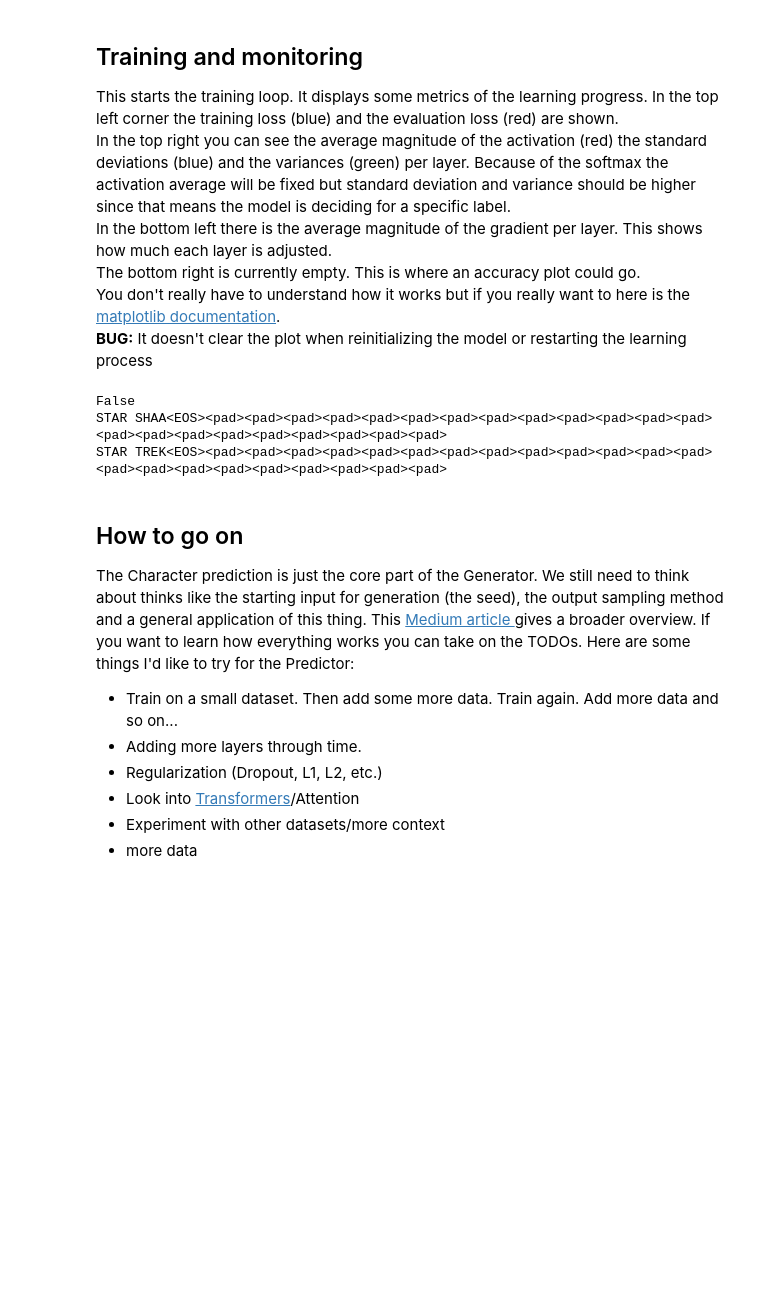
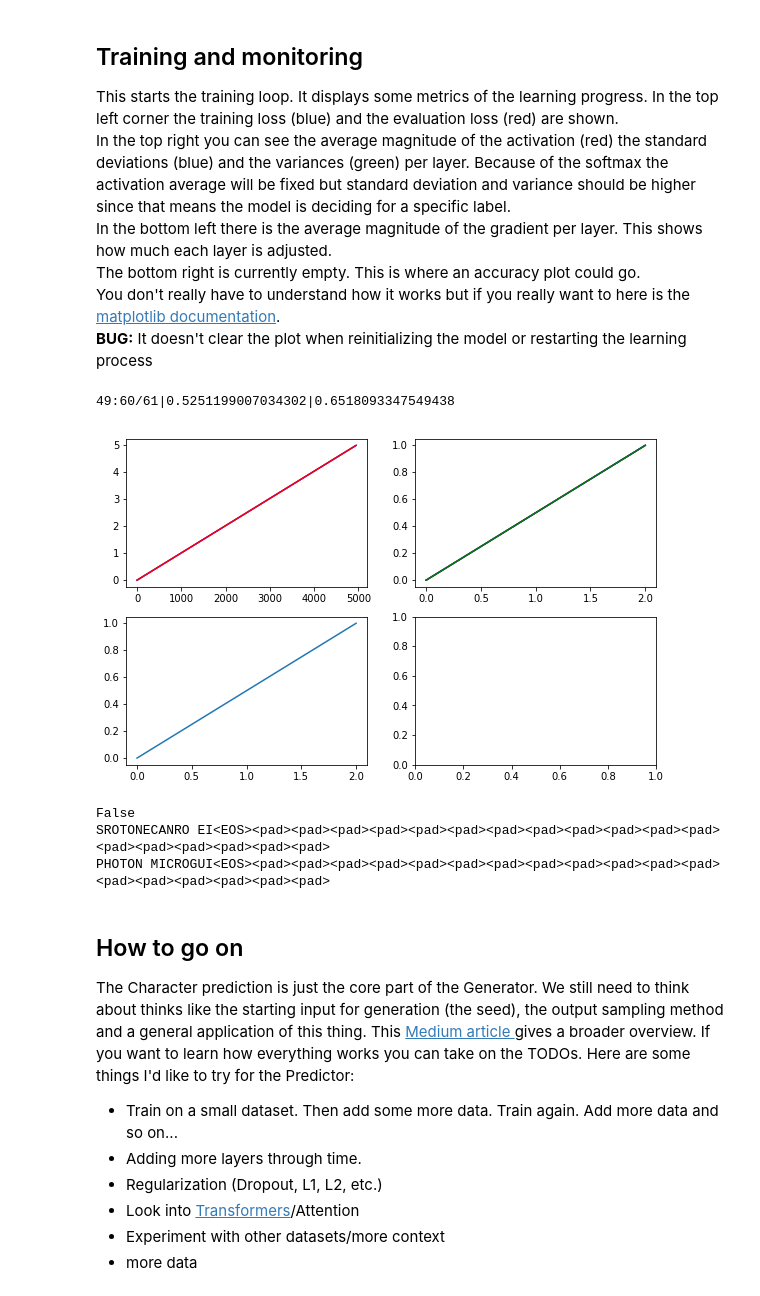
Before and after one commit to Xnartharax/MachineLearning-experiments, a Jupyter notebook: TrademarkGenerator.ipynb, the cells around one changed output. Cells and saved outputs as stored; diff of their text form; code cells hidden in the pictures; blank space fills up the shorter version.

```diff
--- a/TrademarkGenerator.ipynb
+++ b/TrademarkGenerator.ipynb
@@ -337,7 +336,7 @@ class CharPredictor(nn.Module):
 ## Pre-Training definitions
 Structure definition an model initialization should be clear.
 # %%
-model = CharPredictor((len(alphabet), 200, 200, len(alphabet)))
+model = CharPredictor((len(alphabet), 150, 150, len(alphabet)))
 if torch.cuda.is_available():
   model.cuda()
 # %% [markdown]
@@ -359,8 +358,8 @@ weights = [torch.tensor([len(seq) for seq in features], dtype=torch.float).mean(
 lossweight = 1/torch.log(torch.tensor(weights))
 if torch.cuda.is_available():
     lossweight = lossweight.cuda()
-loss_func = nn.NLLLoss(weight = lossweight)
-epochs = 1000
+loss_func = nn.NLLLoss()
+epochs = 50
 n_batches = 99
 def criterion(y_hat, y):
     main_loss = loss_func(torch.log(y_hat).view(-1, len(alphabet)), y.view(-1))
@@ -377,20 +376,23 @@ You don't really have to understand how it works but if you really want to here
 # %%
 fig, ((lax, aax), (gax, accax)) = plt.subplots(ncols=2, nrows=2)
 plots = {
     "fig":fig,
     "activations":aax.plot([0, len(model.structure)-2], [0, 1], "r")[0],
     "stds":aax.plot([0, len(model.structure)-2], [0, 1], "b")[0],
     "variances":aax.plot([0, len(model.structure)-2], [0, 1], "g")[0],
     "loss":lax.plot([0, epochs*n_batches], [0, 5], "b")[0],
     "eval_loss":lax.plot([0, epochs*n_batches], [0,  5], "r")[0],
     "grads":gax.plot([0, len(model.structure)-2], [0, 1])[0],
 #     "accuracy":accax.plot([0, epochs*n_batches], [0, 1])
 }
 model.train()
-model.fit(features[100:10000], targets[100:10000], features[:100], targets[:100], epochs, n_batches, optim, criterion, plots=plots)
-torch.save(model, "./good_try.pt")
+model.fit(features[100:10000], targets[100:10000], features[:100], targets[:100], epochs, n_batches, optim, criterion)
+#torch.save(model, "./good_try.pt")
+# %% [output]
+49:60/61|0.5251199007034302|0.6518093347549438
+[figure, added]
 # %%
-ins, target, batch_len = get_batch(features, targets, 110, 1000)
+ins, target, batch_len = get_batch(features, targets, 112, 1000)
 model.eval()
 print(model.training)
 
@@ -398,8 +400,8 @@ print(decode_sequence(model(ins, batch_size=10)[:, 2, :]))
 print(decode_target_seq(target[:, 2]))
 # %% [output]
 False
-STAR SHAA<EOS><pad><pad><pad><pad><pad><pad><pad><pad><pad><pad><pad><pad><pad><pad><pad><pad><pad><pad><pad><pad><pad><pad>
-STAR TREK<EOS><pad><pad><pad><pad><pad><pad><pad><pad><pad><pad><pad><pad><pad><pad><pad><pad><pad><pad><pad><pad><pad><pad>
+SROTONECANRO EI<EOS><pad><pad><pad><pad><pad><pad><pad><pad><pad><pad><pad><pad><pad><pad><pad><pad><pad><pad>
+PHOTON MICROGUI<EOS><pad><pad><pad><pad><pad><pad><pad><pad><pad><pad><pad><pad><pad><pad><pad><pad><pad><pad>
 # %% [markdown]
 ## How to go on
 The Character prediction is just the core part of the Generator. We still need to think about thinks like the starting input for generation (the seed), the output sampling method and a general application of this thing. This [Medium article ](https://towardsdatascience.com/the-arti-canon-neural-text-generation-2a8f032c2a68) gives a broader overview. If you want to learn how everything works you can take on the TODOs. Here are some things I'd like to try for the Predictor:
```
Also changed, not shown: parts of 2 cells of this notebook.
